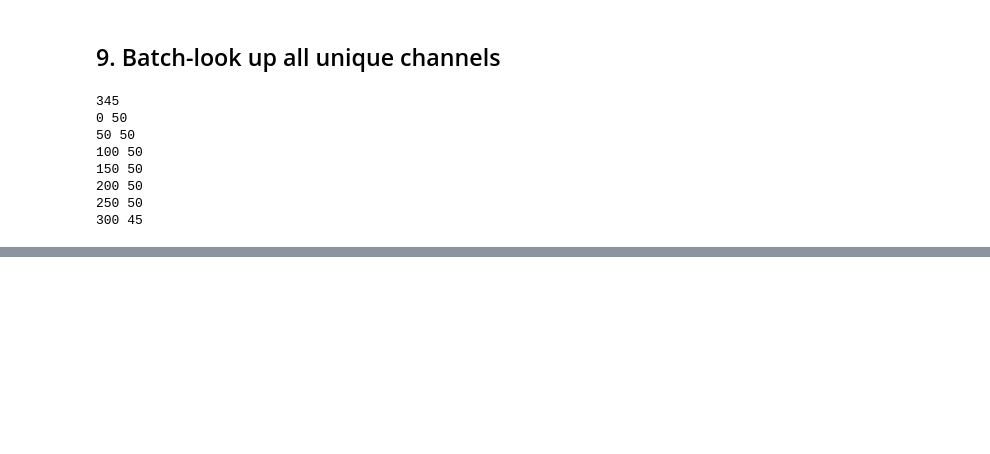
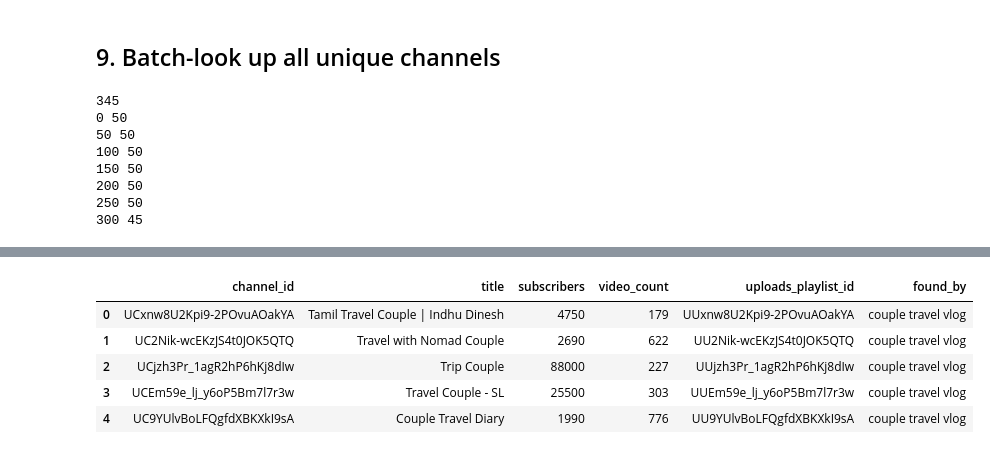
Before and after one commit to Rpvermaak/youtube-title-predictor, a Jupyter notebook: explore_api.ipynb, the cells around one changed output, grey strips where cells are left out. Saved outputs shown, nothing was run; the diff lists cells and outputs as text; code cells hidden in the pictures; blank space fills up the shorter version.

```diff
--- a/explore_api.ipynb
+++ b/explore_api.ipynb
@@ -420,0 +492,10 @@ for start in range(0, len(ids), 50):
+# %%
+channels_in_range = channels_in_range.merge(unique_df, on="channel_id", how="left")
+channels_in_range.head()
+# %% [output]
+|  | channel_id | title | subscribers | video_count | uploads_playlist_id | found_by |
+| 0 | UCxnw8U2Kpi9-2POvuAOakYA | Tamil Travel Couple | Indhu Dinesh | 4750 | 179 | UUxnw8U2Kpi9-2POvuAOakYA | couple travel vlog |
+| 1 | UC2Nik-wcEKzJS4t0JOK5QTQ | Travel with Nomad Couple | 2690 | 622 | UU2Nik-wcEKzJS4t0JOK5QTQ | couple travel vlog |
+| 2 | UCjzh3Pr_1agR2hP6hKj8dIw | Trip Couple | 88000 | 227 | UUjzh3Pr_1agR2hP6hKj8dIw | couple travel vlog |
+| 3 | UCEm59e_lj_y6oP5Bm7l7r3w | Travel Couple - SL | 25500 | 303 | UUEm59e_lj_y6oP5Bm7l7r3w | couple travel vlog |
+| 4 | UC9YUlvBoLFQgfdXBKXkI9sA | Couple Travel Diary | 1990 | 776 | UU9YUlvBoLFQgfdXBKXkI9sA | couple travel vlog |
```
Also changed, not shown: parts of 20 cells of this notebook, 1 other file.
